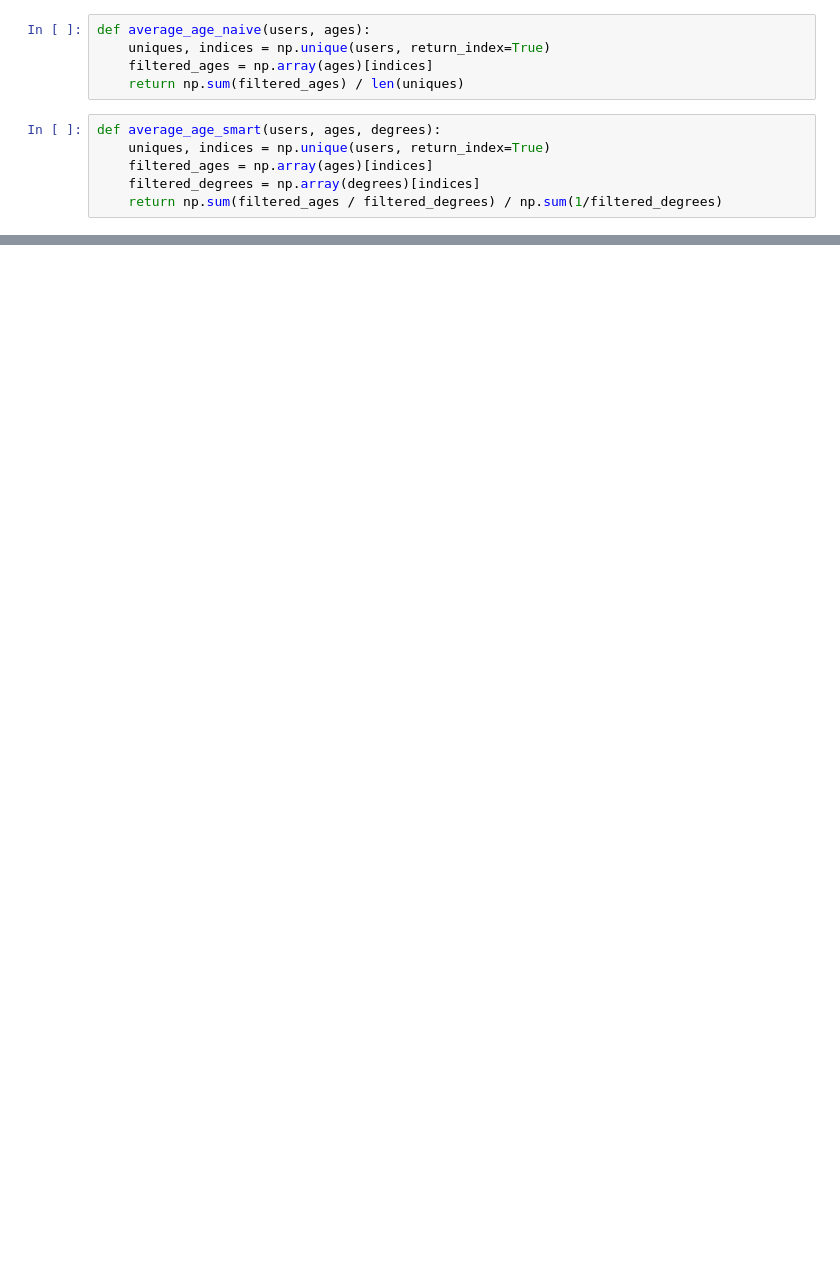
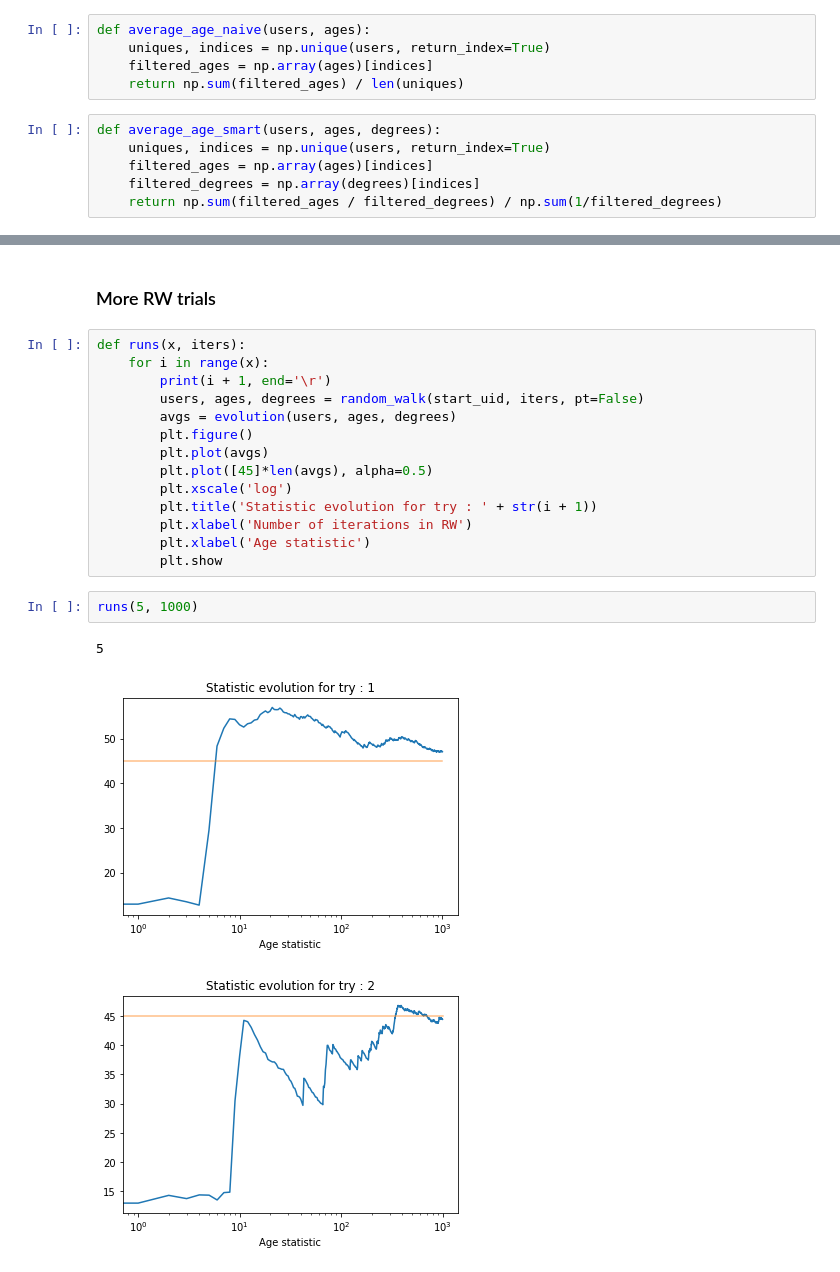
Before and after one commit to andreakiro/analyticat, a Jupyter notebook: lab-02/assignment/ix-lab2-notebook-part2.ipynb, the cells around one changed output, grey strips where cells are left out. Cells and saved outputs as stored; diff of their text form; blank space fills up the shorter version.

```diff
--- a/lab-02/assignment/ix-lab2-notebook-part2.ipynb
+++ b/lab-02/assignment/ix-lab2-notebook-part2.ipynb
@@ -120,0 +185,22 @@ From which 754 are unique users
+# %% [markdown]
+### More RW trials
+# %%
+def runs(x, iters):
+    for i in range(x):
+        print(i + 1, end='\r')
+        users, ages, degrees = random_walk(start_uid, iters, pt=False)
+        avgs = evolution(users, ages, degrees)
+        plt.figure()
+        plt.plot(avgs)
+        plt.plot([45]*len(avgs), alpha=0.5)
+        plt.xscale('log')
+        plt.title('Statistic evolution for try : ' + str(i + 1))
+        plt.xlabel('Number of iterations in RW')
+        plt.xlabel('Age statistic')
+        plt.show
+# %%
+runs(5, 1000)
+# %% [output]
+5
+[figure, added]
+[figure, added]
```
Also changed, not shown: parts of 24 cells of this notebook.
